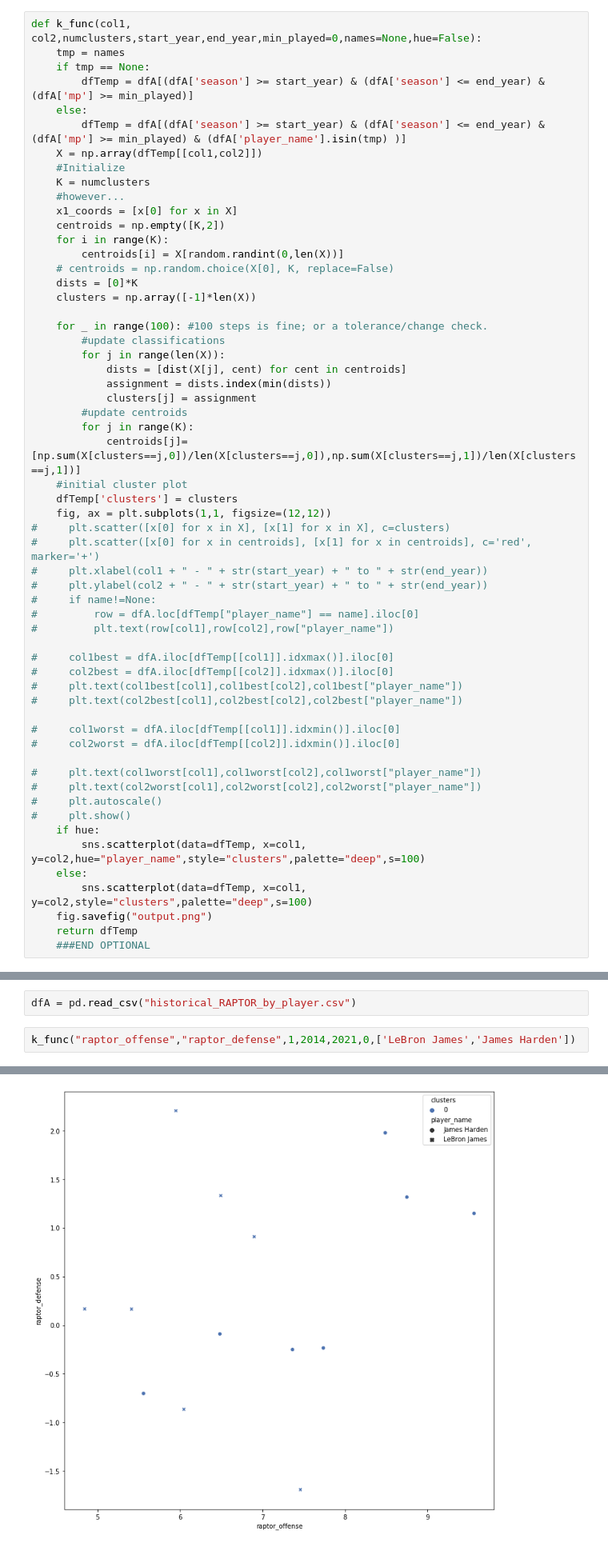
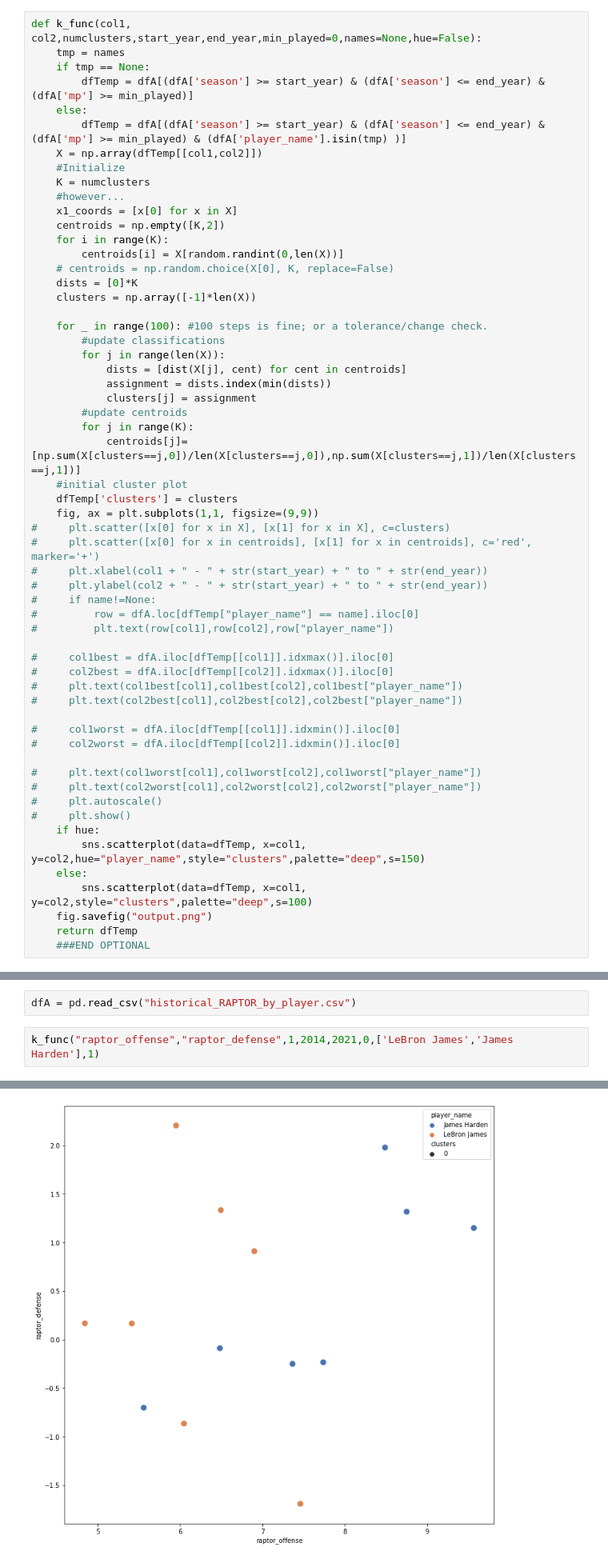
Before and after one commit to lukep037/4022-Project, a Jupyter notebook: kmeans.ipynb, the cells around one changed output, grey strips where cells are left out. Shown at 80% size. Saved outputs shown, nothing was run; the diff lists cells and outputs as text.

```diff
--- a/kmeans.ipynb
+++ b/kmeans.ipynb
@@ -74,7 +74,7 @@ def k_func(col1, col2,numclusters,start_year,end_year,min_played=0,names=None,hu
             centroids[j]=[np.sum(X[clusters==j,0])/len(X[clusters==j,0]),np.sum(X[clusters==j,1])/len(X[clusters==j,1])]
     #initial cluster plot
     dfTemp['clusters'] = clusters
-    fig, ax = plt.subplots(1,1, figsize=(12,12))
+    fig, ax = plt.subplots(1,1, figsize=(9,9))
 #     plt.scatter([x[0] for x in X], [x[1] for x in X], c=clusters)
 #     plt.scatter([x[0] for x in centroids], [x[1] for x in centroids], c='red', marker='+')
 #     plt.xlabel(col1 + " - " + str(start_year) + " to " + str(end_year))
@@ -96,7 +96,7 @@ def k_func(col1, col2,numclusters,start_year,end_year,min_played=0,names=None,hu
 #     plt.autoscale()
 #     plt.show()
     if hue:
-        sns.scatterplot(data=dfTemp, x=col1, y=col2,hue="player_name",style="clusters",palette="deep",s=100)
+        sns.scatterplot(data=dfTemp, x=col1, y=col2,hue="player_name",style="clusters",palette="deep",s=150)
     else:
         sns.scatterplot(data=dfTemp, x=col1, y=col2,style="clusters",palette="deep",s=100)
     fig.savefig("output.png")
@@ -111,7 +111,7 @@ TypeError: only list-like objects are allowed to be passed to isin(), you passed
 # %%
 dfA = pd.read_csv("historical_RAPTOR_by_player.csv")
 # %%
-k_func("raptor_offense","raptor_defense",1,2014,2021,0,['LeBron James','James Harden'])
+k_func("raptor_offense","raptor_defense",1,2014,2021,0,['LeBron James','James Harden'],1)
 # %% [output]
 A value is trying to be set on a copy of a slice from a DataFrame.
 Try using .loc[row_indexer,col_indexer] = value instead
@@ -121,2 +136,2 @@ See the caveats in the documentation: http://pandas.pydata.org/pandas-docs/stabl
-[figure, old version]
+[figure, new version]
 # %%
```
Also changed, not shown: parts of 25 cells of this notebook, 2 other files.
